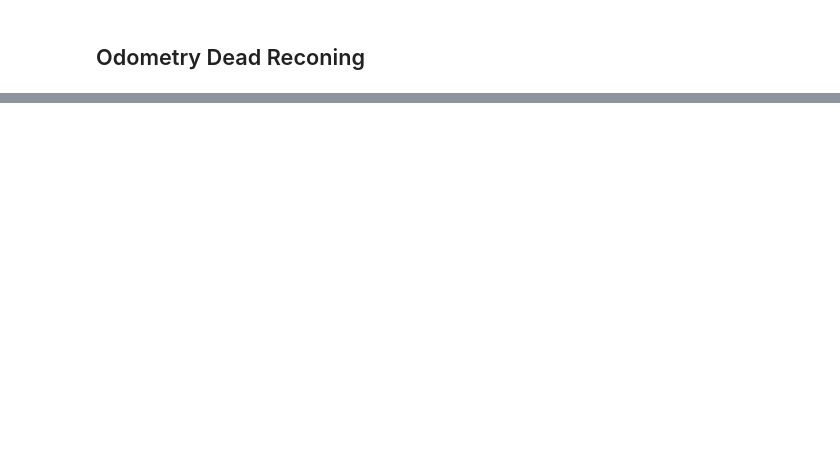
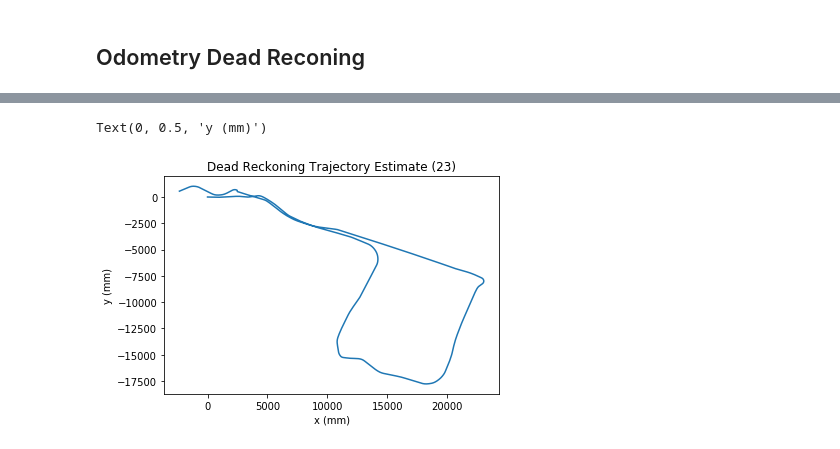
Before and after one commit to dcmid/IAS_P3_SLAM, a Jupyter notebook: code/SLAM_dev.ipynb, the cells around one changed output, grey strips where cells are left out. Drawn from its saved outputs; the diff is of its cells as text; code cells hidden in the pictures; blank space fills up the shorter version.

```diff
--- a/code/SLAM_dev.ipynb
+++ b/code/SLAM_dev.ipynb
@@ -16,3 +63,8 @@ FR_enc, FL_enc, RR_enc, RL_enc, ts = load_data.get_encoder('../data/Encoders20')
 # %%
+# Front Right, Front Left,... encoder readings, time
+FR_enc, FL_enc, RR_enc, RL_enc, ts = load_data.get_encoder('../data/Encoders23')
+
 R_enc = (FR_enc + RR_enc) / 2  #average value of right encoders
 L_enc = (FL_enc + RL_enc) / 2  #average value of left encoders
+
+pose23 = dead_rec_trajectory(R_enc, L_enc)
@@ -40,0 +79,8 @@ for i in range(len(FR_enc)):
+# %%
+plt.plot(pose23[:,0],pose23[:,1])
+plt.title('Dead Reckoning Trajectory Estimate (23)')
+plt.xlabel('x (mm)')
+plt.ylabel('y (mm)')
+# %% [output]
+Text(0, 0.5, 'y (mm)')
+[figure, added]
```
Also changed, not shown: parts of 8 cells of this notebook.
